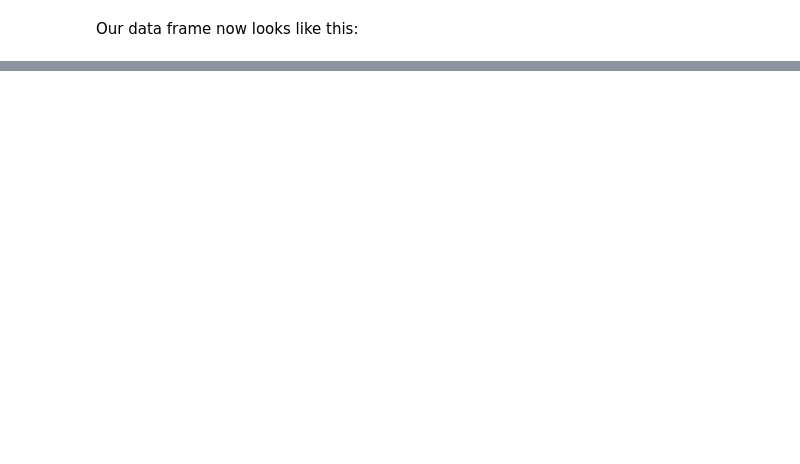
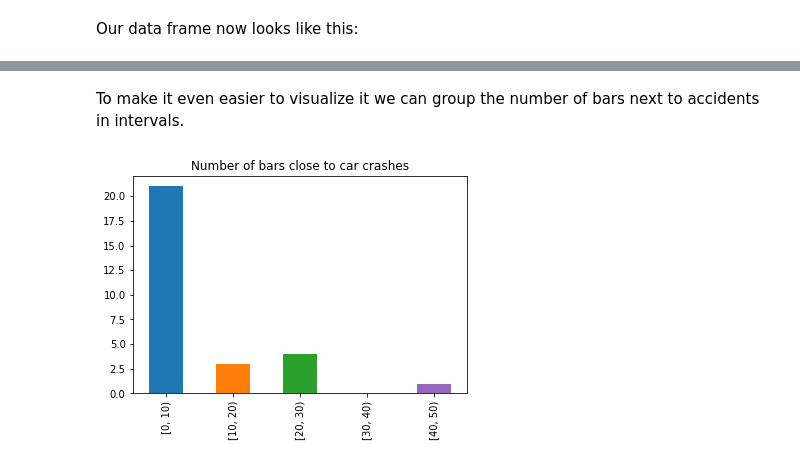
Before and after one commit to drummondpitt/cousera-capstone-project, a Jupyter notebook: Car crashes and Bars in Allegheny County-PA.ipynb, the cells around one changed output, grey strips where cells are left out. Cells and saved outputs as stored; diff of their text form; code cells hidden in the pictures; blank space fills up the shorter version.

```diff
--- a/Car crashes and Bars in Allegheny County-PA.ipynb
+++ b/Car crashes and Bars in Allegheny County-PA.ipynb
@@ -184,0 +391,9 @@ car_crashes_c[0:50]
+# %% [markdown]
+To make it even easier to visualize it we can group the number of bars next to accidents in intervals.
+# %%
+step = 10
+bin_range = np.arange(0, 50+step, step)
+out, bins  = pd.cut(counts['count'], bins=bin_range, include_lowest=True, right=False, retbins=True)
+ax = out.value_counts(sort=False).plot.bar(title='Number of bars close to car crashes', x='number_bars', y='count', )
+# %% [output]
+[figure, added]
```
Also changed, not shown: parts of 73 cells of this notebook.
